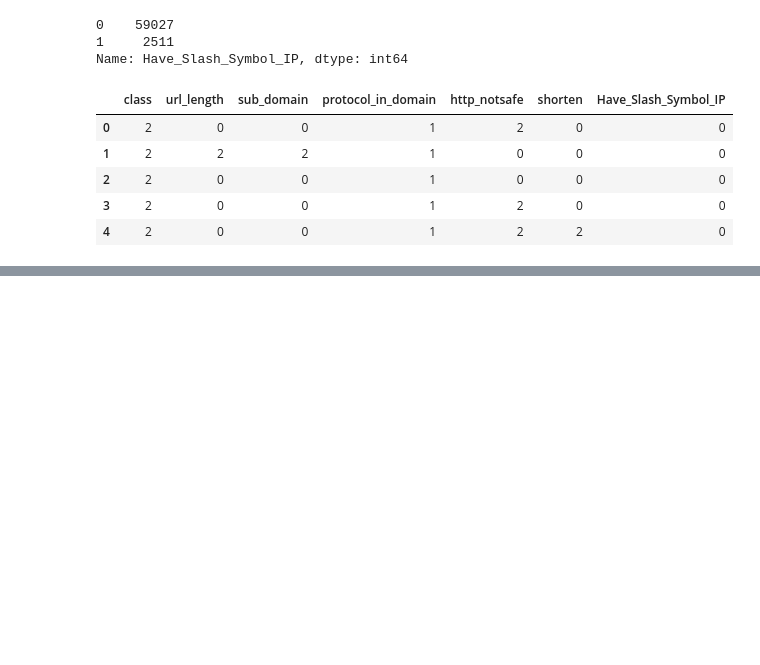
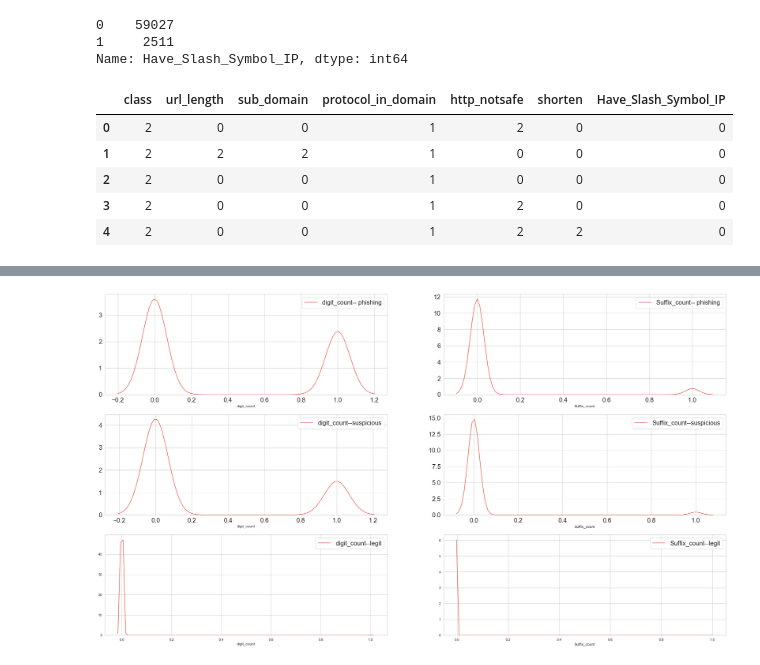
Before and after one commit to aidenpearce001/random_forest_classify_phishing, a Jupyter notebook: data.ipynb, the cells around one changed output, grey strips where cells are left out. Saved outputs shown, nothing was run; the diff lists cells and outputs as text; code cells hidden in the pictures; blank space fills up the shorter version.

```diff
--- a/data.ipynb
+++ b/data.ipynb
@@ -286,0 +340,22 @@ means
+# %%
+cont_features = ['digit_count', 'Suffix_count']
+lb0 = df['class'] == 0
+lb1 = df['class'] == 1
+lb2 = df['class'] == 2
+
+
+fig, axs = plt.subplots(ncols=2, nrows=3, figsize=(20, 20))
+plt.subplots_adjust(right=1.5)
+
+for i, feature in enumerate(cont_features):
+
+    sns.distplot(df[lb1][feature], label= feature + "-- phishing", hist=False, color='#e74c3c', ax=axs[0][i])
+    sns.distplot(df[lb2][feature], label= feature + "--suspicious", hist=False, color='#e74c3c', ax=axs[1][i])
+    sns.distplot(df[lb0][feature], label= feature + "--legit", hist=False, color='#e74c3c', ax=axs[2][i])
+    for j in range(2):
+        axs[i][j].tick_params(axis='x', labelsize=20)
+        axs[i][j].tick_params(axis='y', labelsize=20)
+    for k in range(3):
+        axs[k][i].legend(loc='upper right', prop={'size': 20})
+# %% [output]
+[figure, added]
```
Also changed, not shown: parts of 29 cells of this notebook, 1 other file.
